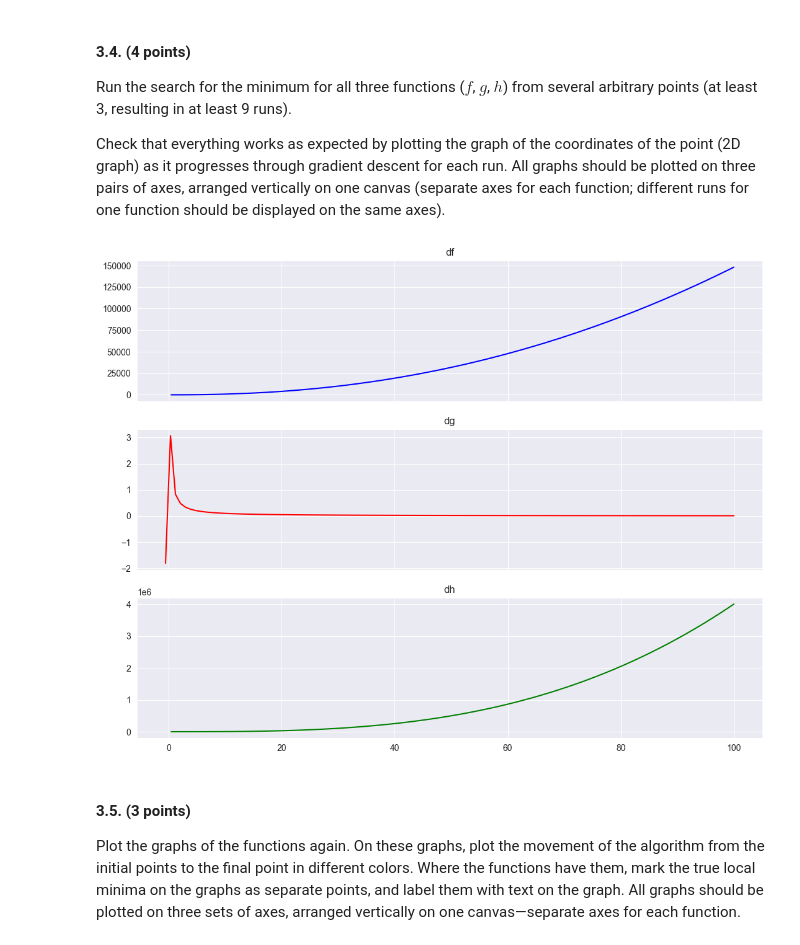
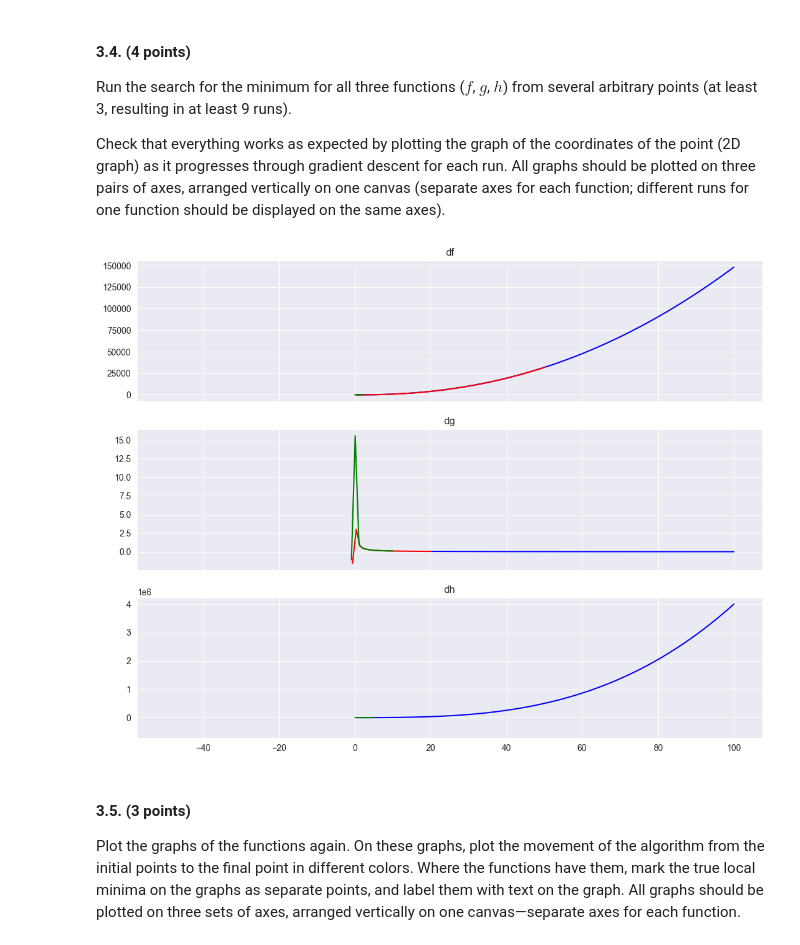
Before and after one commit to Megacinder/mds24, a Jupyter notebook: md4_ml/HA 3 - Calculus_ML_MDS_AhremenkoMA.ipynb, the cells around one changed output. Drawn from its saved outputs; the diff is of its cells as text; code cells hidden in the pictures.

```diff
--- a/md4_ml/HA 3 - Calculus_ML_MDS_AhremenkoMA.ipynb
+++ b/md4_ml/HA 3 - Calculus_ML_MDS_AhremenkoMA.ipynb
@@ -381,40 +381,49 @@ def h(x: float) -> float:
 # def get_approximate_derivative_value_in_point(func: Callable, x: float, h: float = 0.00001) -> float:
 #     return (
 #         func(x + h)
 #         -
 #         func(x - h)
 #     ) / (2 * h)
 
 
 def dg(x: float) -> float:
     formula = 1 / x
     return formula
 
 def dh(x: float) -> float:
     formula = 2 * (x ** 2 - 1) * 2 * x
     return formula
 
 
 
 # a = get_min_with_rmsprop(x=100, beta=1, grad_func=dh)
 # print(a)
 
 ARBITRARY_X = {
-    0: (100, "blue", df),
-    1: (100, "red", dg),
-    2: (100, "green", dh),
+    0: (100, 50, 2, df),
+    1: (100, 20, 10, dg),
+    2: (100, -50, 5, dh),
 }
 
 _, ax = plt.subplots(3, 1, figsize=(13, 10), sharex=True)
 
-for ax_num, (x, color, grad_func) in ARBITRARY_X.items():
-    x_list_grad = get_min_with_rmsprop(x=x, beta=1, grad_func=grad_func)
+for ax_num, (x1, x2, x3, grad_func) in ARBITRARY_X.items():
+    x_list_grad = get_min_with_rmsprop(x=x1, beta=1, grad_func=grad_func)
     y_list_grad = list(map(grad_func, x_list_grad))
-    ax[ax_num].plot(x_list_grad, y_list_grad, color=color)
+    ax[ax_num].plot(x_list_grad, y_list_grad, color="blue")
+
+    x_list_grad = get_min_with_rmsprop(x=x2, beta=1, grad_func=grad_func)
+    y_list_grad = list(map(grad_func, x_list_grad))
+    ax[ax_num].plot(x_list_grad, y_list_grad, color="red")
+
+    x_list_grad = get_min_with_rmsprop(x=x3, beta=1, grad_func=grad_func)
+    y_list_grad = list(map(grad_func, x_list_grad))
+    ax[ax_num].plot(x_list_grad, y_list_grad, color="green")
+
     # ax[ax_num].scatter(x_list_grad, y_list_grad, color=color)
     ax[ax_num].set_title(f"{grad_func.__name__}")
 # %% [output]
-[figure, old version]
+[figure, new version]
 # %% [markdown]
 #### 3.5. (3 points)
 
```
Also changed, not shown: parts of 2 cells of this notebook.
